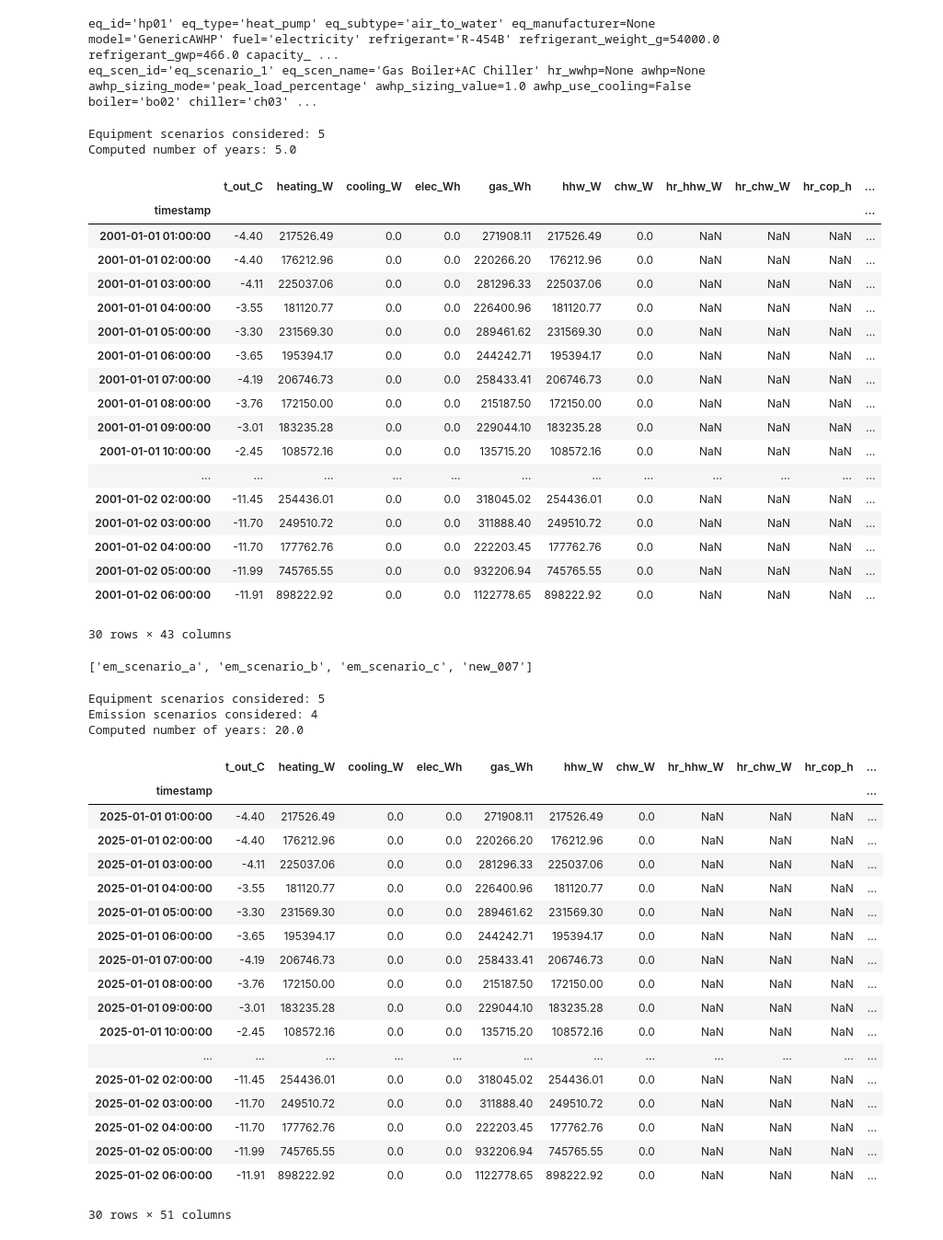
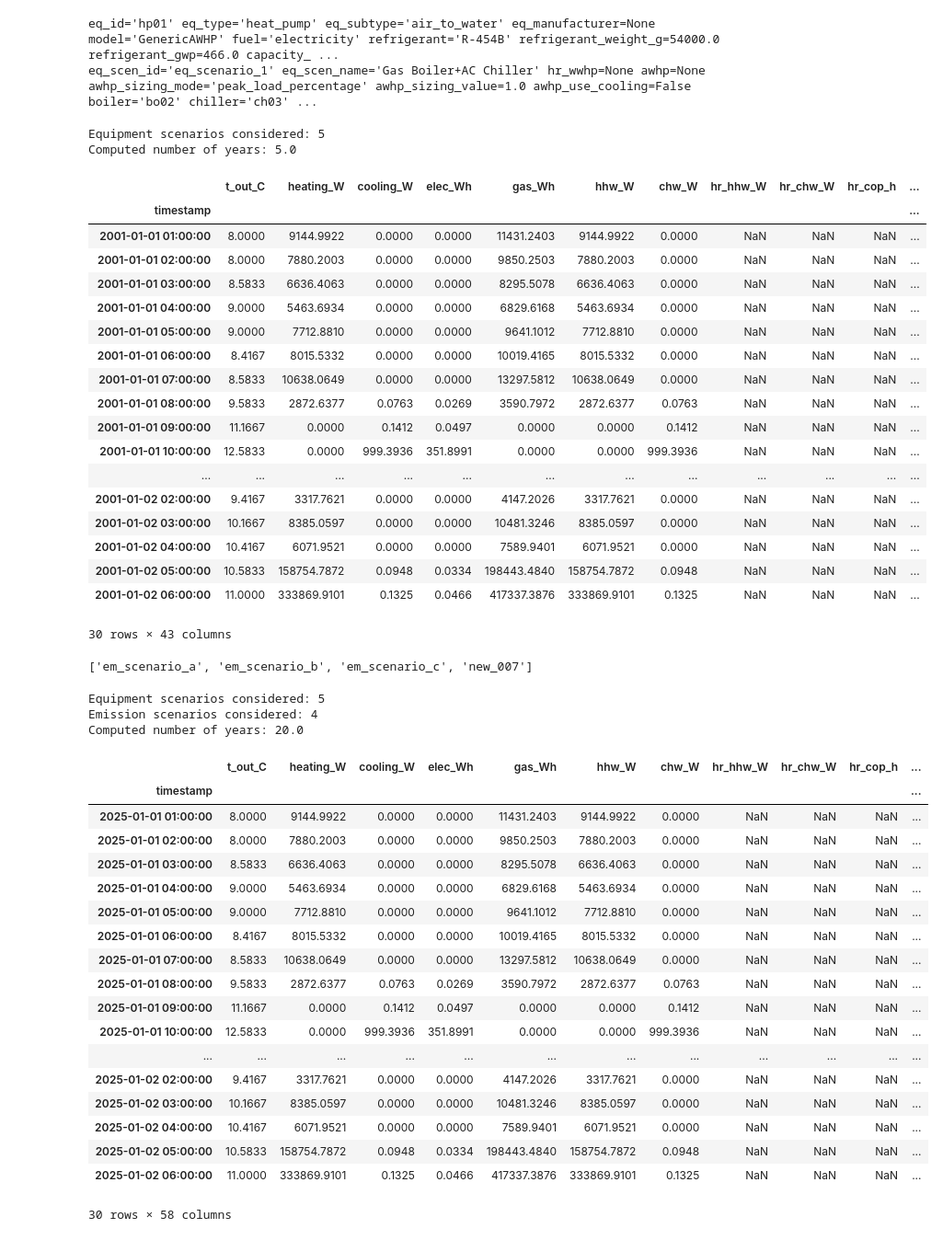
Before and after one commit to CenterForTheBuiltEnvironment/decarb-tool, a Jupyter notebook: test_workflow.ipynb, the cells around one changed output. Shown at 92% size. Saved outputs shown, nothing was run; the diff lists cells and outputs as text; code cells hidden in the pictures.

```diff
--- a/test_workflow.ipynb
+++ b/test_workflow.ipynb
@@ -28,7 +28,7 @@ from utils.inputs import get_city_and_zone
 
 # Load location data
 location_data = pd.read_csv("data/input/locations.csv")
-zip_code = "10007" # Berkeley, CA -> will be replaced by user input from UI (search by zip-code or city name)
+zip_code = "94720" # Berkeley, CA -> will be replaced by user input from UI (search by zip-code or city name)
 locations = get_city_and_zone(zip_code, location_data)
 
 # Based on zip-code, SET location, climate_zone, time_zone
@@ -39,7 +39,7 @@ time_zone = locations.time_zone
 
 # Set building type, building vintage, load type and equipment via equipment scenario -> eventually replaced by user input from UI
 building_type = "OfficeLarge" # currently we have "Hospital", "OfficeLarge", "OutPatientHealthCare"
-vintage = 2022 # currently we have 2004, 2022
+vintage = 2004 # currently we have 2004, 2022
 load_type = "load_simulated"
 equipment_scenarios = ["eq_scenario_1", "eq_scenario_2", "eq_scenario_3", "eq_scenario_4", "eq_scenario_5"] # list of equipment scenarios to compare
 
@@ -140,7 +140,7 @@ settings.add_emission_scenario(
         annual_ng_leakage_g_per_kWh=2.0,
         annual_refrig_leakage_percent=5.0,
         shortrun_weighting=1.0,
-        year=2030,
+        year=2025,
     )
 )
 
@@ -266,22 +264,22 @@ Equipment scenarios considered: 5
 Computed number of years: 5.0
 |  | t_out_C | heating_W | cooling_W | elec_Wh | gas_Wh | hhw_W | chw_W | hr_hhw_W | hr_chw_W | hr_cop_h | ... |
 | timestamp |  |  |  |  |  |  |  |  |  |  | ... |
-| 2001-01-01 01:00:00 | -4.40 | 217526.49 | 0.0 | 0.0 | 271908.11 | 217526.49 | 0.0 | NaN | NaN | NaN | ... |
-| 2001-01-01 02:00:00 | -4.40 | 176212.96 | 0.0 | 0.0 | 220266.20 | 176212.96 | 0.0 | NaN | NaN | NaN | ... |
-| 2001-01-01 03:00:00 | -4.11 | 225037.06 | 0.0 | 0.0 | 281296.33 | 225037.06 | 0.0 | NaN | NaN | NaN | ... |
-| 2001-01-01 04:00:00 | -3.55 | 181120.77 | 0.0 | 0.0 | 226400.96 | 181120.77 | 0.0 | NaN | NaN | NaN | ... |
-| 2001-01-01 05:00:00 | -3.30 | 231569.30 | 0.0 | 0.0 | 289461.62 | 231569.30 | 0.0 | NaN | NaN | NaN | ... |
-| 2001-01-01 06:00:00 | -3.65 | 195394.17 | 0.0 | 0.0 | 244242.71 | 195394.17 | 0.0 | NaN | NaN | NaN | ... |
-| 2001-01-01 07:00:00 | -4.19 | 206746.73 | 0.0 | 0.0 | 258433.41 | 206746.73 | 0.0 | NaN | NaN | NaN | ... |
-| 2001-01-01 08:00:00 | -3.76 | 172150.00 | 0.0 | 0.0 | 215187.50 | 172150.00 | 0.0 | NaN | NaN | NaN | ... |
-| 2001-01-01 09:00:00 | -3.01 | 183235.28 | 0.0 | 0.0 | 229044.10 | 183235.28 | 0.0 | NaN | NaN | NaN | ... |
-| 2001-01-01 10:00:00 | -2.45 | 108572.16 | 0.0 | 0.0 | 135715.20 | 108572.16 | 0.0 | NaN | NaN | NaN | ... |
+| 2001-01-01 01:00:00 | 8.0000 | 9144.9922 | 0.0000 | 0.0000 | 11431.2403 | 9144.9922 | 0.0000 | NaN | NaN | NaN | ... |
+| 2001-01-01 02:00:00 | 8.0000 | 7880.2003 | 0.0000 | 0.0000 | 9850.2503 | 7880.2003 | 0.0000 | NaN | NaN | NaN | ... |
+| 2001-01-01 03:00:00 | 8.5833 | 6636.4063 | 0.0000 | 0.0000 | 8295.5078 | 6636.4063 | 0.0000 | NaN | NaN | NaN | ... |
+| 2001-01-01 04:00:00 | 9.0000 | 5463.6934 | 0.0000 | 0.0000 | 6829.6168 | 5463.6934 | 0.0000 | NaN | NaN | NaN | ... |
+| 2001-01-01 05:00:00 | 9.0000 | 7712.8810 | 0.0000 | 0.0000 | 9641.1012 | 7712.8810 | 0.0000 | NaN | NaN | NaN | ... |
+| 2001-01-01 06:00:00 | 8.4167 | 8015.5332 | 0.0000 | 0.0000 | 10019.4165 | 8015.5332 | 0.0000 | NaN | NaN | NaN | ... |
+| 2001-01-01 07:00:00 | 8.5833 | 10638.0649 | 0.0000 | 0.0000 | 13297.5812 | 10638.0649 | 0.0000 | NaN | NaN | NaN | ... |
+| 2001-01-01 08:00:00 | 9.5833 | 2872.6377 | 0.0763 | 0.0269 | 3590.7972 | 2872.6377 | 0.0763 | NaN | NaN | NaN | ... |
+| 2001-01-01 09:00:00 | 11.1667 | 0.0000 | 0.1412 | 0.0497 | 0.0000 | 0.0000 | 0.1412 | NaN | NaN | NaN | ... |
+| 2001-01-01 10:00:00 | 12.5833 | 0.0000 | 999.3936 | 351.8991 | 0.0000 | 0.0000 | 999.3936 | NaN | NaN | NaN | ... |
 | ... | ... | ... | ... | ... | ... | ... | ... | ... | ... | ... | ... |
-| 2001-01-02 02:00:00 | -11.45 | 254436.01 | 0.0 | 0.0 | 318045.02 | 254436.01 | 0.0 | NaN | NaN | NaN | ... |
-| 2001-01-02 03:00:00 | -11.70 | 249510.72 | 0.0 | 0.0 | 311888.40 | 249510.72 | 0.0 | NaN | NaN | NaN | ... |
-| 2001-01-02 04:00:00 | -11.70 | 177762.76 | 0.0 | 0.0 | 222203.45 | 177762.76 | 0.0 | NaN | NaN | NaN | ... |
-| 2001-01-02 05:00:00 | -11.99 | 745765.55 | 0.0 | 0.0 | 932206.94 | 745765.55 | 0.0 | NaN | NaN | NaN | ... |
-| 2001-01-02 06:00:00 | -11.91 | 898222.92 | 0.0 | 0.0 | 1122778.65 | 898222.92 | 0.0 | NaN | NaN | NaN | ... |
+| 2001-01-02 02:00:00 | 9.4167 | 3317.7621 | 0.0000 | 0.0000 | 4147.2026 | 3317.7621 | 0.0000 | NaN | NaN | NaN | ... |
+| 2001-01-02 03:00:00 | 10.1667 | 8385.0597 | 0.0000 | 0.0000 | 10481.3246 | 8385.0597 | 0.0000 | NaN | NaN | NaN | ... |
+| 2001-01-02 04:00:00 | 10.4167 | 6071.9521 | 0.0000 | 0.0000 | 7589.9401 | 6071.9521 | 0.0000 | NaN | NaN | NaN | ... |
+| 2001-01-02 05:00:00 | 10.5833 | 158754.7872 | 0.0948 | 0.0334 | 198443.4840 | 158754.7872 | 0.0948 | NaN | NaN | NaN | ... |
+| 2001-01-02 06:00:00 | 11.0000 | 333869.9101 | 0.1325 | 0.0466 | 417337.3876 | 333869.9101 | 0.1325 | NaN | NaN | NaN | ... |
 30 rows × 43 columns
 # %%
 # check available emission scenarios before running site to source
@@ -291,38 +289,40 @@ settings.list_emission_scenarios()
 # %%
 # run site to source
 
 from src.energy import site_to_source
 
 source_energy = site_to_source(site_energy, metadata=settings)
 
 print(f"Equipment scenarios considered: {len(settings.equipment_scenarios)}")
 print(f"Emission scenarios considered: {len(settings.emission_settings)}")
 print(f"Computed number of years: {len(source_energy) / 8760}")
 
+source_energy.to_csv("debug_source_energy.csv", index=False)
+
 source_energy.head(30)
 # %% [output]
 Equipment scenarios considered: 5
 Emission scenarios considered: 4
 Computed number of years: 20.0
 |  | t_out_C | heating_W | cooling_W | elec_Wh | gas_Wh | hhw_W | chw_W | hr_hhw_W | hr_chw_W | hr_cop_h | ... |
 | timestamp |  |  |  |  |  |  |  |  |  |  | ... |
-| 2025-01-01 01:00:00 | -4.40 | 217526.49 | 0.0 | 0.0 | 271908.11 | 217526.49 | 0.0 | NaN | NaN | NaN | ... |
-| 2025-01-01 02:00:00 | -4.40 | 176212.96 | 0.0 | 0.0 | 220266.20 | 176212.96 | 0.0 | NaN | NaN | NaN | ... |
-| 2025-01-01 03:00:00 | -4.11 | 225037.06 | 0.0 | 0.0 | 281296.33 | 225037.06 | 0.0 | NaN | NaN | NaN | ... |
-| 2025-01-01 04:00:00 | -3.55 | 181120.77 | 0.0 | 0.0 | 226400.96 | 181120.77 | 0.0 | NaN | NaN | NaN | ... |
-| 2025-01-01 05:00:00 | -3.30 | 231569.30 | 0.0 | 0.0 | 289461.62 | 231569.30 | 0.0 | NaN | NaN | NaN | ... |
-| 2025-01-01 06:00:00 | -3.65 | 195394.17 | 0.0 | 0.0 | 244242.71 | 195394.17 | 0.0 | NaN | NaN | NaN | ... |
-| 2025-01-01 07:00:00 | -4.19 | 206746.73 | 0.0 | 0.0 | 258433.41 | 206746.73 | 0.0 | NaN | NaN | NaN | ... |
-| 2025-01-01 08:00:00 | -3.76 | 172150.00 | 0.0 | 0.0 | 215187.50 | 172150.00 | 0.0 | NaN | NaN | NaN | ... |
-| 2025-01-01 09:00:00 | -3.01 | 183235.28 | 0.0 | 0.0 | 229044.10 | 183235.28 | 0.0 | NaN | NaN | NaN | ... |
-| 2025-01-01 10:00:00 | -2.45 | 108572.16 | 0.0 | 0.0 | 135715.20 | 108572.16 | 0.0 | NaN | NaN | NaN | ... |
+| 2025-01-01 01:00:00 | 8.0000 | 9144.9922 | 0.0000 | 0.0000 | 11431.2403 | 9144.9922 | 0.0000 | NaN | NaN | NaN | ... |
+| 2025-01-01 02:00:00 | 8.0000 | 7880.2003 | 0.0000 | 0.0000 | 9850.2503 | 7880.2003 | 0.0000 | NaN | NaN | NaN | ... |
+| 2025-01-01 03:00:00 | 8.5833 | 6636.4063 | 0.0000 | 0.0000 | 8295.5078 | 6636.4063 | 0.0000 | NaN | NaN | NaN | ... |
+| 2025-01-01 04:00:00 | 9.0000 | 5463.6934 | 0.0000 | 0.0000 | 6829.6168 | 5463.6934 | 0.0000 | NaN | NaN | NaN | ... |
+| 2025-01-01 05:00:00 | 9.0000 | 7712.8810 | 0.0000 | 0.0000 | 9641.1012 | 7712.8810 | 0.0000 | NaN | NaN | NaN | ... |
+| 2025-01-01 06:00:00 | 8.4167 | 8015.5332 | 0.0000 | 0.0000 | 10019.4165 | 8015.5332 | 0.0000 | NaN | NaN | NaN | ... |
+| 2025-01-01 07:00:00 | 8.5833 | 10638.0649 | 0.0000 | 0.0000 | 13297.5812 | 10638.0649 | 0.0000 | NaN | NaN | NaN | ... |
+| 2025-01-01 08:00:00 | 9.5833 | 2872.6377 | 0.0763 | 0.0269 | 3590.7972 | 2872.6377 | 0.0763 | NaN | NaN | NaN | ... |
+| 2025-01-01 09:00:00 | 11.1667 | 0.0000 | 0.1412 | 0.0497 | 0.0000 | 0.0000 | 0.1412 | NaN | NaN | NaN | ... |
+| 2025-01-01 10:00:00 | 12.5833 | 0.0000 | 999.3936 | 351.8991 | 0.0000 | 0.0000 | 999.3936 | NaN | NaN | NaN | ... |
 | ... | ... | ... | ... | ... | ... | ... | ... | ... | ... | ... | ... |
-| 2025-01-02 02:00:00 | -11.45 | 254436.01 | 0.0 | 0.0 | 318045.02 | 254436.01 | 0.0 | NaN | NaN | NaN | ... |
-| 2025-01-02 03:00:00 | -11.70 | 249510.72 | 0.0 | 0.0 | 311888.40 | 249510.72 | 0.0 | NaN | NaN | NaN | ... |
-| 2025-01-02 04:00:00 | -11.70 | 177762.76 | 0.0 | 0.0 | 222203.45 | 177762.76 | 0.0 | NaN | NaN | NaN | ... |
-| 2025-01-02 05:00:00 | -11.99 | 745765.55 | 0.0 | 0.0 | 932206.94 | 745765.55 | 0.0 | NaN | NaN | NaN | ... |
-| 2025-01-02 06:00:00 | -11.91 | 898222.92 | 0.0 | 0.0 | 1122778.65 | 898222.92 | 0.0 | NaN | NaN | NaN | ... |
+| 2025-01-02 02:00:00 | 9.4167 | 3317.7621 | 0.0000 | 0.0000 | 4147.2026 | 3317.7621 | 0.0000 | NaN | NaN | NaN | ... |
+| 2025-01-02 03:00:00 | 10.1667 | 8385.0597 | 0.0000 | 0.0000 | 10481.3246 | 8385.0597 | 0.0000 | NaN | NaN | NaN | ... |
+| 2025-01-02 04:00:00 | 10.4167 | 6071.9521 | 0.0000 | 0.0000 | 7589.9401 | 6071.9521 | 0.0000 | NaN | NaN | NaN | ... |
+| 2025-01-02 05:00:00 | 10.5833 | 158754.7872 | 0.0948 | 0.0334 | 198443.4840 | 158754.7872 | 0.0948 | NaN | NaN | NaN | ... |
+| 2025-01-02 06:00:00 | 11.0000 | 333869.9101 | 0.1325 | 0.0466 | 417337.3876 | 333869.9101 | 0.1325 | NaN | NaN | NaN | ... |
-30 rows × 51 columns
+30 rows × 58 columns
 # %%
 df = source_energy.copy()
 
```
Also changed, not shown: parts of 10 cells of this notebook, 9 other files.
